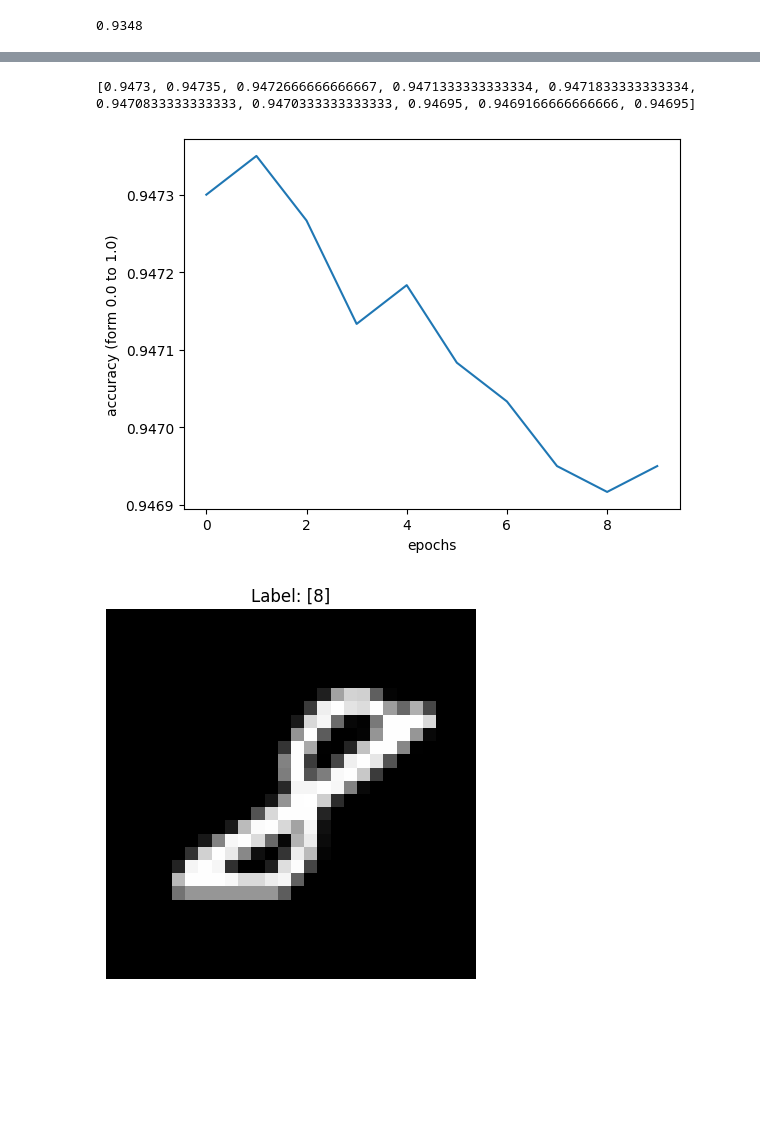
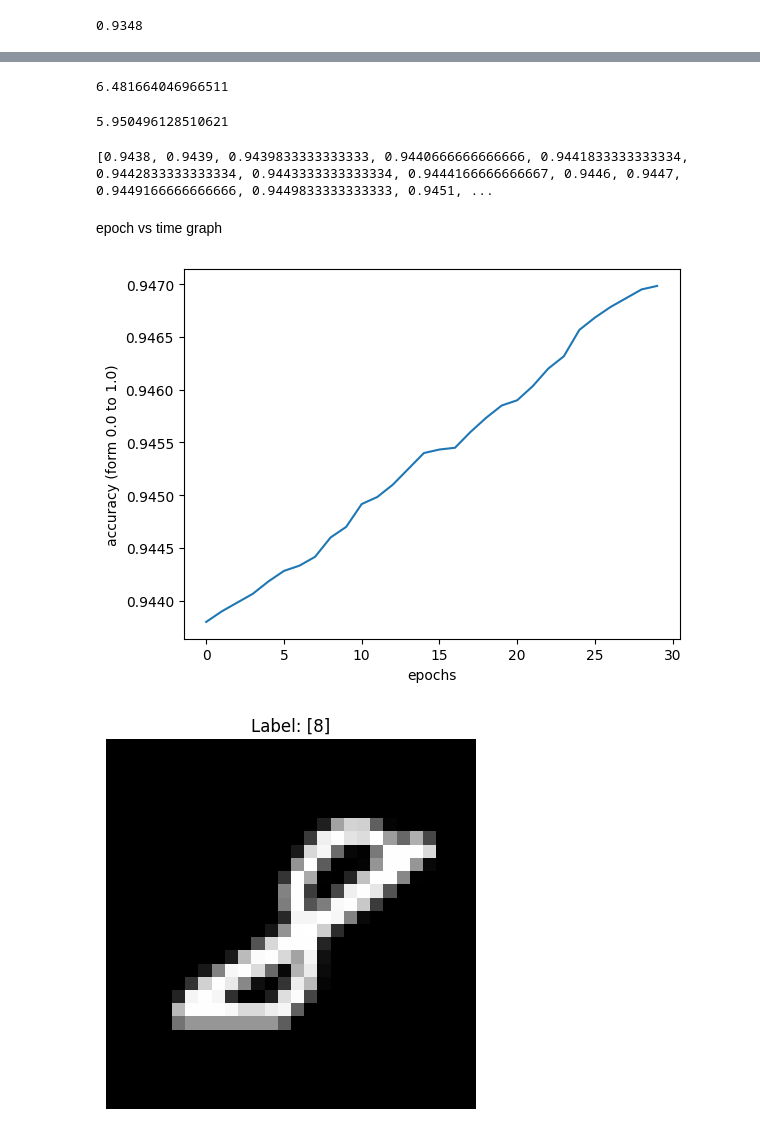
Before and after one commit to gamedoescool/AiShenanigans, a Jupyter notebook: ai.ipynb, the cells around one changed output, grey strips where cells are left out. Saved outputs shown, nothing was run; the diff lists cells and outputs as text; code cells hidden in the pictures; blank space fills up the shorter version.

Commit message:
created bigger model, 15k params and 94.9% accuracy

```diff
--- a/ai.ipynb
+++ b/ai.ipynb
@@ -176,2 +197,4 @@ model.testAccuracy(x_test,y_test)
 # %%
 y = model.gradDescent(x_train,output_test,lr=5,epochs=10,BATCH_SIZE=10,returnAcc=True)
+# %%
+model2 = ANN(Dense(784,20),act(),softmax(),Dense(20,10),act(),softmax())
@@ -178,14 +211,26 @@ y = model.gradDescent(x_train,output_test,lr=5,epochs=10,BATCH_SIZE=10,returnAcc
+# %%
+MSE(x_train,output_test,model)
+# %% [output]
+6.481664046966511
+# %%
+MSE(x_train,output_test,model2)
+# %% [output]
+5.950496128510621
+# %%
+z = model2.gradDescent(x_train,output_test,lr=3,epochs=30,returnAcc=False)
 # %%
-print(y)
+print(z)
 # %% [output]
-[0.9473, 0.94735, 0.9472666666666667, 0.9471333333333334, 0.9471833333333334, 0.9470833333333333, 0.9470333333333333, 0.94695, 0.9469166666666666, 0.94695]
+[0.9438, 0.9439, 0.9439833333333333, 0.9440666666666666, 0.9441833333333334, 0.9442833333333334, 0.9443333333333334, 0.9444166666666667, 0.9446, 0.9447, 0.9449166666666666, 0.9449833333333333, 0.9451, ...
+# %% [markdown]
+epoch vs time graph
 # %%
-plt.plot(y)
+plt.plot(z)
 plt.ylabel("accuracy (form 0.0 to 1.0)")
 plt.xlabel("epochs")
 plt.show()
 # %% [output]
-[figure, old version]
+[figure, new version]
 # %%
 imageIndex = 1009
 x = x_train[imageIndex].reshape(28,28)
```
Also changed, not shown: parts of 10 cells of this notebook, 1 other file.
